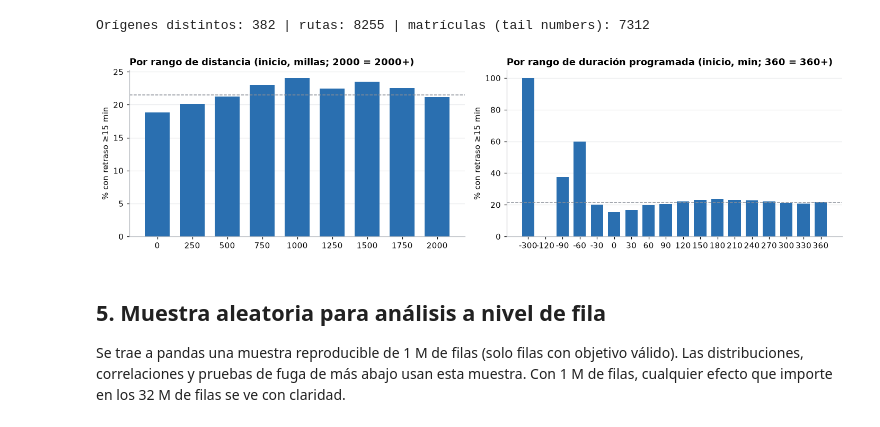
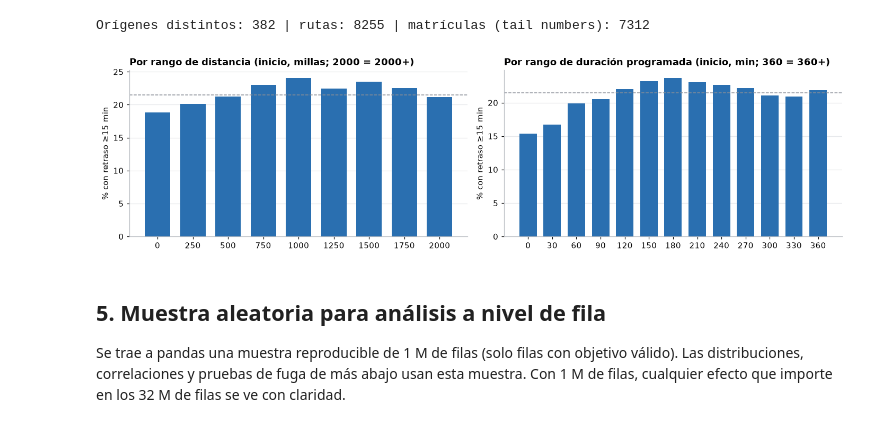
Before and after one commit to Jeronimo1303/Missed-Flight-Risk-Percentage-Analysis-US, a Jupyter notebook: src/Ingesta_y_procesamiento_de_datos.ipynb, the cells around one changed output. Saved outputs shown, nothing was run; the diff lists cells and outputs as text; code cells hidden in the pictures.

Commit message:
fix: filter invalid scheduled flight durations in data pipeline
Exclude flights with null or non-positive CRSElapsedTime and update data quality checks and visualizations.

```diff
--- a/src/Ingesta_y_procesamiento_de_datos.ipynb
+++ b/src/Ingesta_y_procesamiento_de_datos.ipynb
@@ -378,14 +378,34 @@ print("Orígenes distintos:", q("SELECT COUNT(DISTINCT Origin) FROM flights").il
 Orígenes distintos: 382 | rutas: 8255 | matrículas (tail numbers): 7312
 # %%
 # 4.5 Distancia y duración programada
-dist = rate_by("LEAST(FLOOR(Distance / 250), 8) * 250", where="Distance IS NOT NULL")
-dur = rate_by("LEAST(FLOOR(CRSElapsedTime / 30), 12) * 30", where="CRSElapsedTime IS NOT NULL")
+dist = rate_by(
+    "LEAST(FLOOR(Distance / 250), 8) * 250",
+    where="Distance > 0"
+)
+
+dur = rate_by(
+    "LEAST(FLOOR(CRSElapsedTime / 30), 12) * 30",
+    where="CRSElapsedTime > 0"
+)
+
 fig, axes = plt.subplots(1, 2, figsize=(13, 3.6))
-bar_rate(dist.assign(grp=dist.grp.astype(int)), axes[0], "Por rango de distancia (inicio, millas; 2000 = 2000+)")
-bar_rate(dur.assign(grp=dur.grp.astype(int)), axes[1], "Por rango de duración programada (inicio, min; 360 = 360+)")
-fig.tight_layout(); savefig(fig, "04_distance_duration")
+
+bar_rate(
+    dist.assign(grp=dist.grp.astype(int)),
+    axes[0],
+    "Por rango de distancia (inicio, millas; 2000 = 2000+)"
+)
+
+bar_rate(
+    dur.assign(grp=dur.grp.astype(int)),
+    axes[1],
+    "Por rango de duración programada (inicio, min; 360 = 360+)"
+)
+
+fig.tight_layout()
+savefig(fig, "04_distance_duration")
 # %% [output]
-[figure, old version]
+[figure, new version]
 # %% [markdown]
 ## 5. Muestra aleatoria para análisis a nivel de fila
 
```
Also changed, not shown: parts of 5 cells of this notebook.
